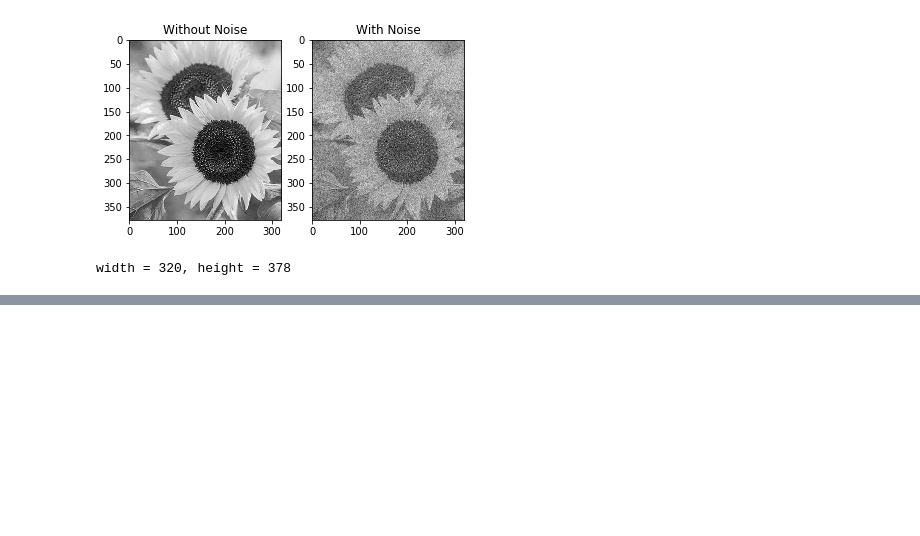
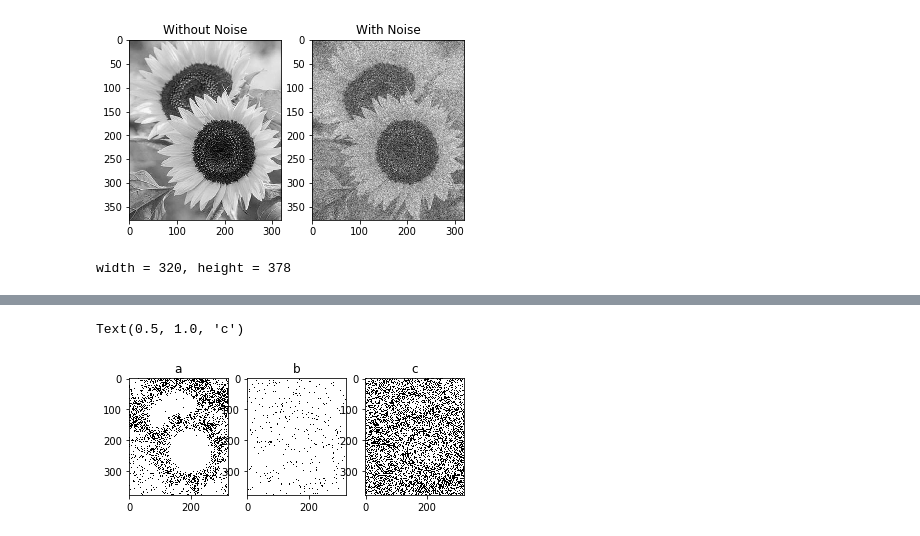
Before and after one commit to chloequinto/ImgProc, a Jupyter notebook: Project/Edge Detection.ipynb, the cells around one changed output, grey strips where cells are left out. Cells and saved outputs as stored; diff of their text form; code cells hidden in the pictures; blank space fills up the shorter version.

```diff
--- a/Project/Edge Detection.ipynb
+++ b/Project/Edge Detection.ipynb
@@ -133,0 +200,11 @@ fig.subplots_adjust(hspace=0.5)
+# %%
+fig, ax = plt.subplots(1,3)
+ax[0].imshow(tst1, cmap='gray')
+ax[0].set_title("a")
+ax[1].imshow(tst2, cmap='gray')
+ax[1].set_title("b")
+ax[2].imshow(tst3, cmap='gray')
+ax[2].set_title("c")
+# %% [output]
+Text(0.5, 1.0, 'c')
+[figure, added]
```
Also changed, not shown: parts of 16 cells of this notebook.
